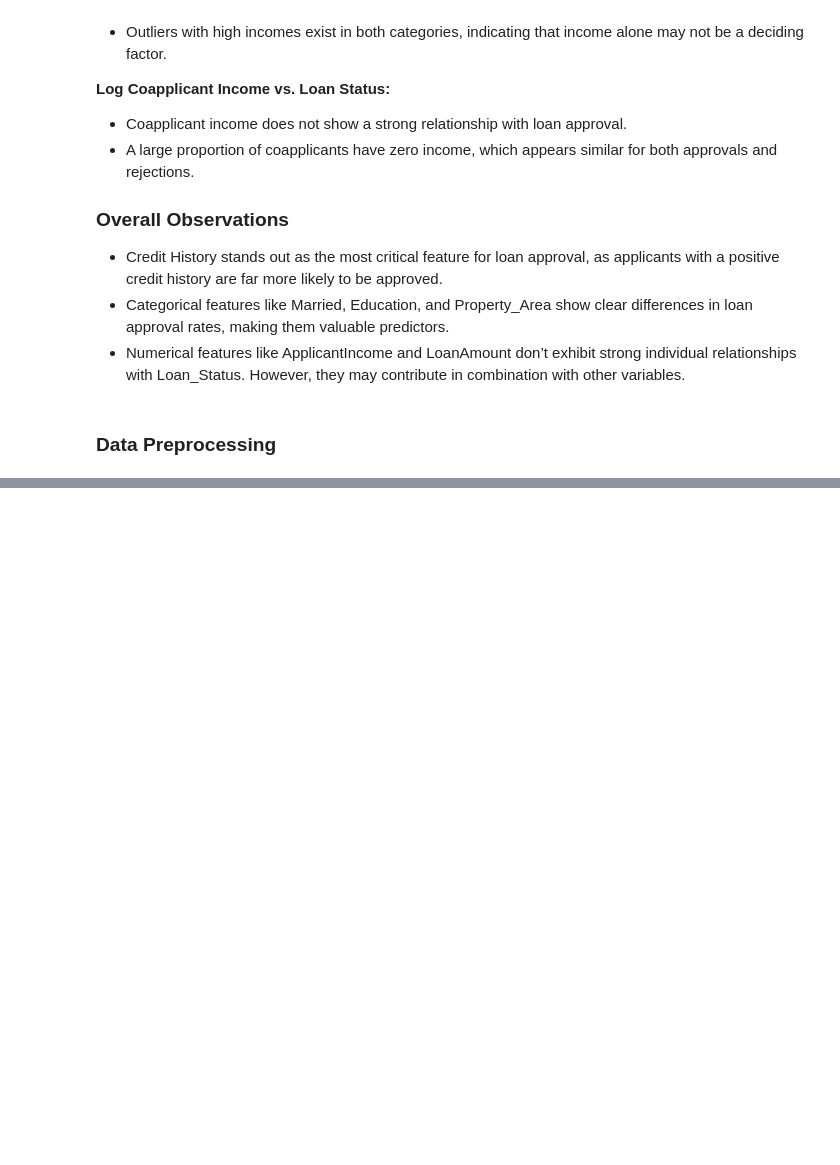
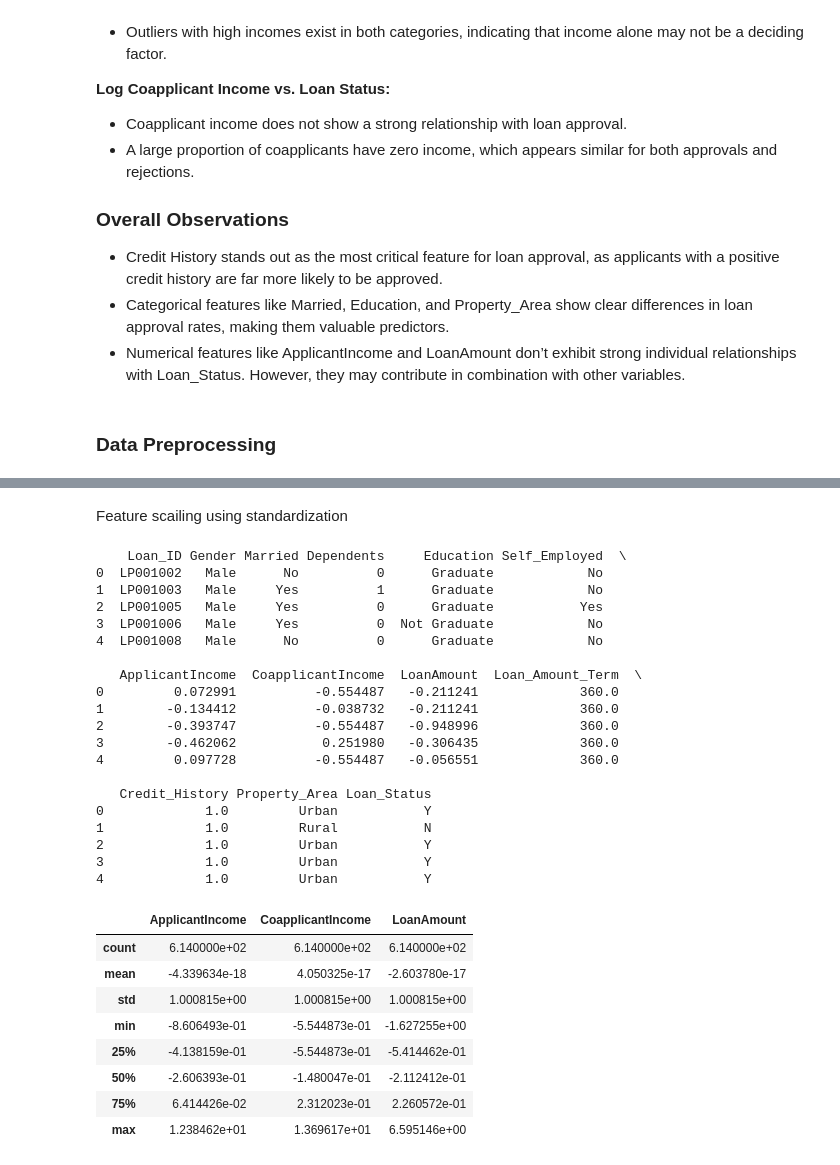
Before and after one commit to michaeladenrele18/loan_predictor, a Jupyter notebook: loan_prediction.ipynb, the cells around one changed output, grey strips where cells are left out. Cells and saved outputs as stored; diff of their text form; code cells hidden in the pictures; blank space fills up the shorter version.

```diff
--- a/loan_prediction.ipynb
+++ b/loan_prediction.ipynb
@@ -607,0 +610,17 @@ plt.show()
+# %%
+import pandas as pd
+import seaborn as sns
+import matplotlib.pyplot as plt
+# Load the data
+df = pd.read_csv("loan_data.csv")
+categorical_cols = ['Gender', 'Self_Employed', 'Credit_History']
+for col in categorical_cols:
+    df[col] = df[col].fillna(df[col].mode()[0])
+
+numerical_cols = ['LoanAmount', 'Loan_Amount_Term']
+for col in numerical_cols:
+    df[col] = df[col].fillna(df[col].median())
+
+# Convert categorical data into numerical using one hot encoding
+df = pd.get_dummies(df, columns=['Married', 'Education', 'Self_Employed'], drop_first=True)
+print(df)
@@ -607,0 +647,62 @@ plt.show()
+# %% [markdown]
+Feature scailing using standardization
+# %%
+from sklearn.preprocessing import StandardScaler
+import pandas as pd
+import seaborn as sns
+import matplotlib.pyplot as plt
+# Load the data
+df = pd.read_csv("loan_data.csv")
+categorical_cols = ['Gender', 'Self_Employed', 'Credit_History']
+for col in categorical_cols:
+    df[col] = df[col].fillna(df[col].mode()[0])
+
+numerical_cols = ['LoanAmount', 'Loan_Amount_Term']
+for col in numerical_cols:
+    df[col] = df[col].fillna(df[col].median())
+
+
+
+# Define the columns that need scaling
+scale_cols = ['ApplicantIncome', 'CoapplicantIncome', 'LoanAmount']
+
+# Initialize the scaler
+scaler = StandardScaler()
+
+# Fit and transform the selected columns
+df[scale_cols] = scaler.fit_transform(df[scale_cols])
+
+# Print scaled dataset
+print(df.head())
+
+df[scale_cols].describe()
+# %% [output]
+    Loan_ID Gender Married Dependents     Education Self_Employed  \
+0  LP001002   Male      No          0      Graduate            No
+1  LP001003   Male     Yes          1      Graduate            No
+2  LP001005   Male     Yes          0      Graduate           Yes
+3  LP001006   Male     Yes          0  Not Graduate            No
+4  LP001008   Male      No          0      Graduate            No
+
+   ApplicantIncome  CoapplicantIncome  LoanAmount  Loan_Amount_Term  \
+0         0.072991          -0.554487   -0.211241             360.0
+1        -0.134412          -0.038732   -0.211241             360.0
+2        -0.393747          -0.554487   -0.948996             360.0
+3        -0.462062           0.251980   -0.306435             360.0
+4         0.097728          -0.554487   -0.056551             360.0
+
+   Credit_History Property_Area Loan_Status
+0             1.0         Urban           Y
+1             1.0         Rural           N
+2             1.0         Urban           Y
+3             1.0         Urban           Y
+4             1.0         Urban           Y
+|  | ApplicantIncome | CoapplicantIncome | LoanAmount |
+| count | 6.140000e+02 | 6.140000e+02 | 6.140000e+02 |
+| mean | -4.339634e-18 | 4.050325e-17 | -2.603780e-17 |
+| std | 1.000815e+00 | 1.000815e+00 | 1.000815e+00 |
+| min | -8.606493e-01 | -5.544873e-01 | -1.627255e+00 |
+| 25% | -4.138159e-01 | -5.544873e-01 | -5.414462e-01 |
+| 50% | -2.606393e-01 | -1.480047e-01 | -2.112412e-01 |
+| 75% | 6.414426e-02 | 2.312023e-01 | 2.260572e-01 |
+| max | 1.238462e+01 | 1.369617e+01 | 6.595146e+00 |
```
Also changed, not shown: parts of 6 cells of this notebook.
